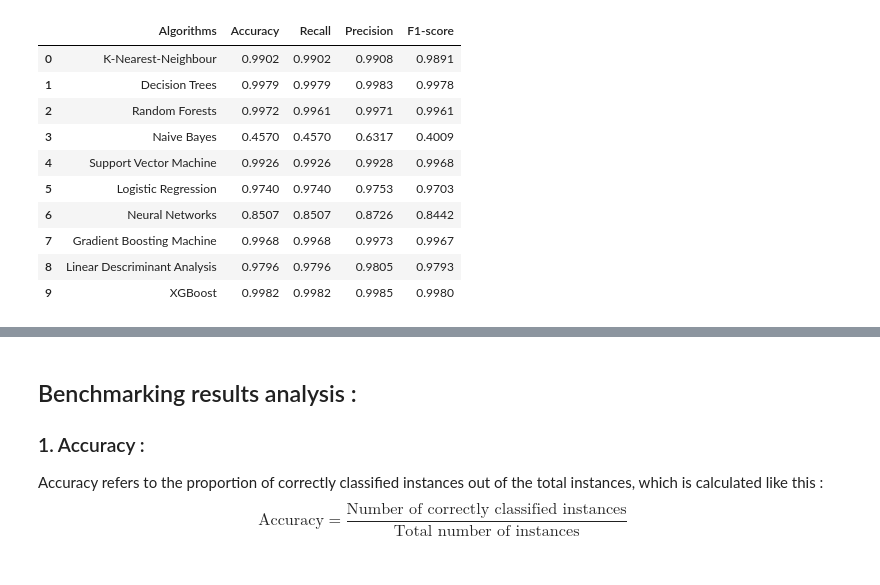
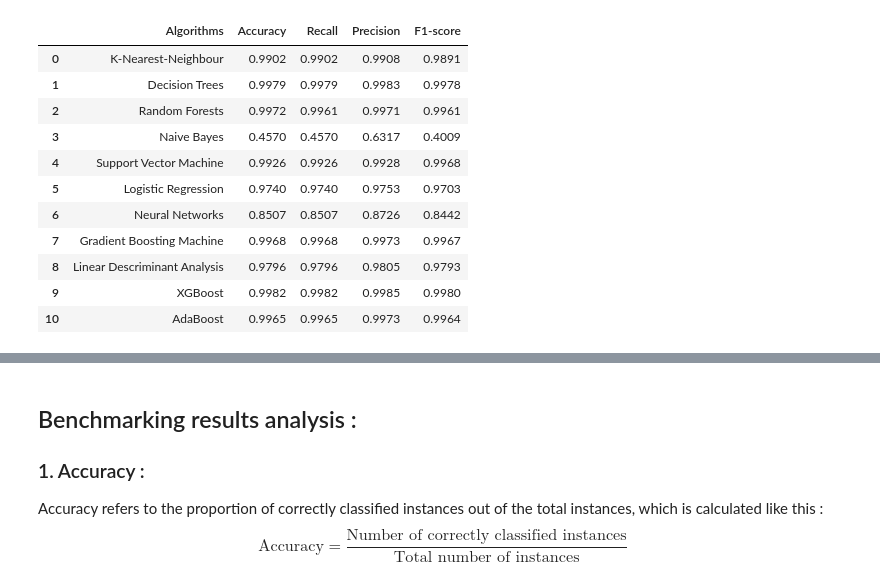
Before and after one commit to Wissemamr/AQI_classification, a Jupyter notebook: src/benchmark/benchmark.ipynb, the cells around one changed output, grey strips where cells are left out. Cells and saved outputs as stored; diff of their text form; code cells hidden in the pictures.

```diff
--- a/src/benchmark/benchmark.ipynb
+++ b/src/benchmark/benchmark.ipynb
@@ -15,6 +15,7 @@ bench_results = {
         "Gradient Boosting Machine",
         "Linear Descriminant Analysis",
         "XGBoost",
+        "AdaBoost"
     ],
     "Accuracy": [
         0.9902,
@@ -27,6 +28,7 @@ bench_results = {
         0.9968,
         0.9796,
         0.9982,
+        0.9965,
     ],
     "Recall": [
         0.9902,
@@ -39,6 +41,7 @@ bench_results = {
         0.9968,
         0.9796,
         0.9982,
+        0.9965,
     ],
     "Precision": [
         0.9908,
@@ -51,36 +54,39 @@ bench_results = {
         0.9973,
         0.9805,
         0.9985,
+        0.9973,
     ],
     "F1-score": [
         0.9891,
         0.9978,
         0.9961,
         0.4009,
         0.9968,
         0.9703,
         0.8442,
         0.9967,
         0.9793,
         0.9980,
+        0.9964,
     ],
 }
 
 
 df = pd.DataFrame(bench_results)
 df
 # %% [output]
 |  | Algorithms | Accuracy | Recall | Precision | F1-score |
 | 0 | K-Nearest-Neighbour | 0.9902 | 0.9902 | 0.9908 | 0.9891 |
 | 1 | Decision Trees | 0.9979 | 0.9979 | 0.9983 | 0.9978 |
 | 2 | Random Forests | 0.9972 | 0.9961 | 0.9971 | 0.9961 |
 | 3 | Naive Bayes | 0.4570 | 0.4570 | 0.6317 | 0.4009 |
 | 4 | Support Vector Machine | 0.9926 | 0.9926 | 0.9928 | 0.9968 |
 | 5 | Logistic Regression | 0.9740 | 0.9740 | 0.9753 | 0.9703 |
 | 6 | Neural Networks | 0.8507 | 0.8507 | 0.8726 | 0.8442 |
 | 7 | Gradient Boosting Machine | 0.9968 | 0.9968 | 0.9973 | 0.9967 |
 | 8 | Linear Descriminant Analysis | 0.9796 | 0.9796 | 0.9805 | 0.9793 |
 | 9 | XGBoost | 0.9982 | 0.9982 | 0.9985 | 0.9980 |
+| 10 | AdaBoost | 0.9965 | 0.9965 | 0.9973 | 0.9964 |
 # %%
 import matplotlib.pyplot as plt
 
```
Also changed, not shown: parts of 2 cells of this notebook.
